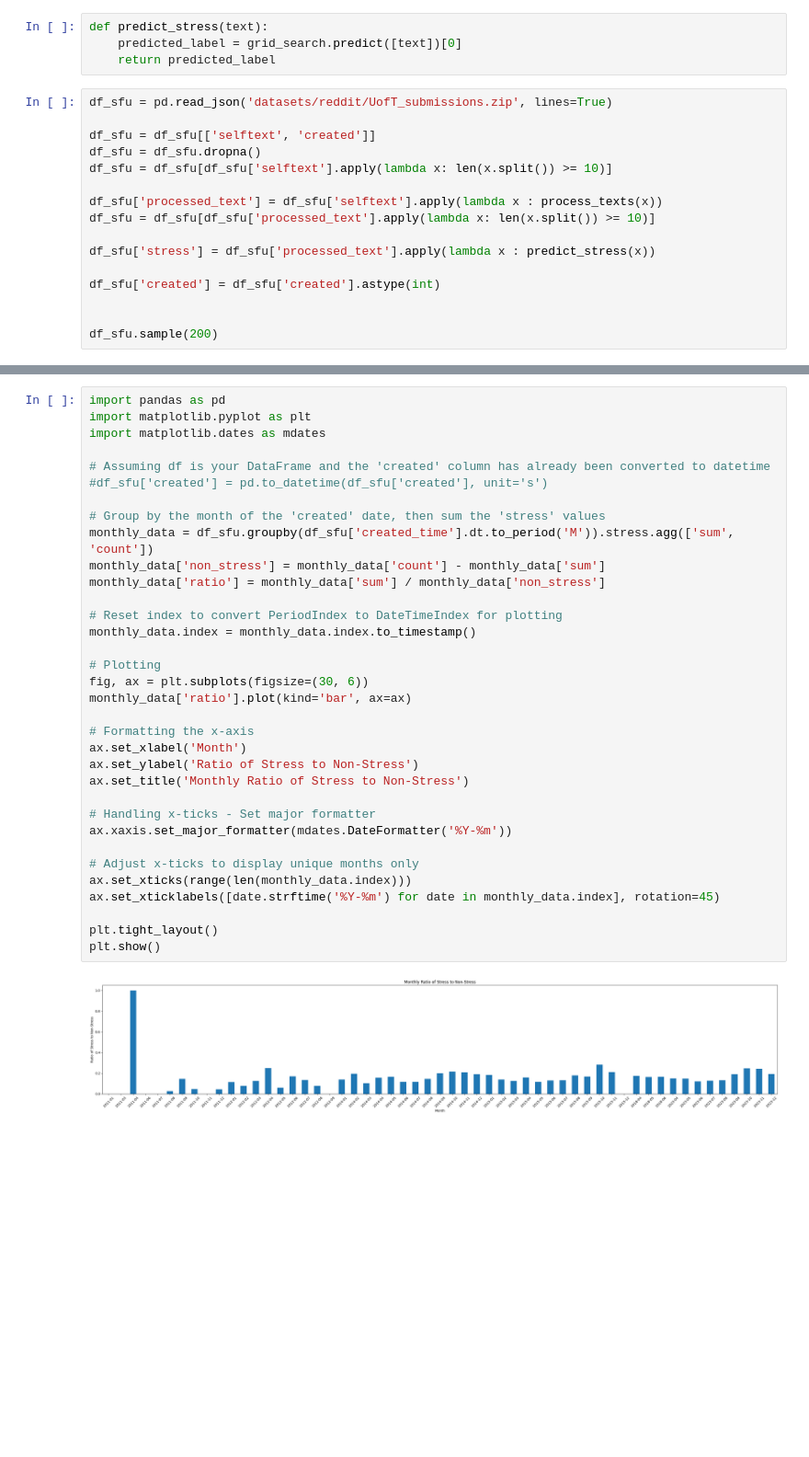
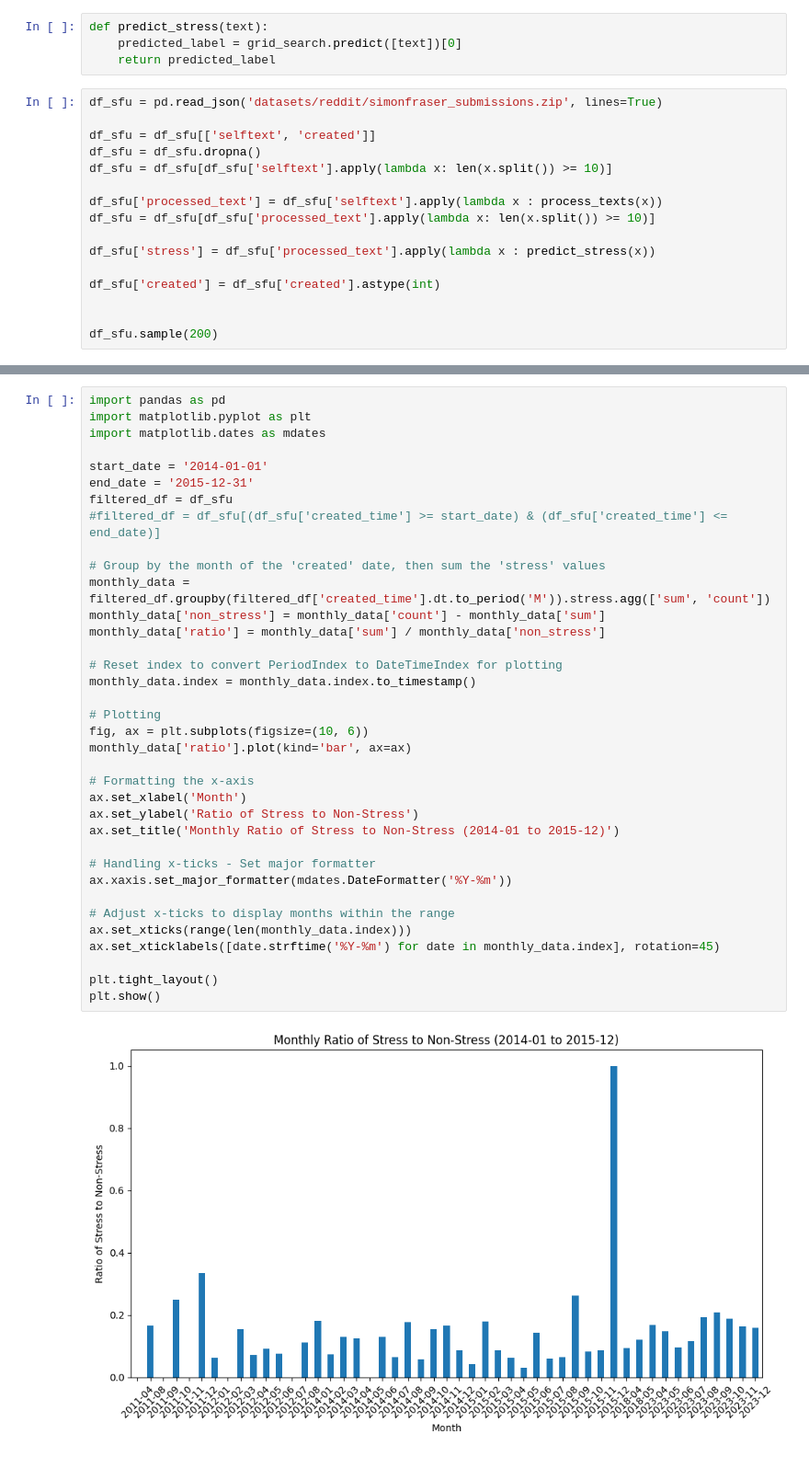
Before and after one commit to Yiran-Lu/CMPT733-Final-Project, a Jupyter notebook: train.ipynb, the cells around one changed output, grey strips where cells are left out. Shown at 92% size. Cells and saved outputs as stored; diff of their text form; blank space fills up the shorter version.

Commit message:
Added graph to show proportion of training data

```diff
--- a/train.ipynb
+++ b/train.ipynb
@@ -375,7 +408,7 @@ def predict_stress(text):
     predicted_label = grid_search.predict([text])[0]
     return predicted_label
 # %%
-df_sfu = pd.read_json('datasets/reddit/UofT_submissions.zip', lines=True)
+df_sfu = pd.read_json('datasets/reddit/simonfraser_submissions.zip', lines=True)
 
 df_sfu = df_sfu[['selftext', 'created']]
 df_sfu = df_sfu.dropna()
@@ -425,36 +458,38 @@ df_sfu.sample(200)
 # %%
 import pandas as pd
 import matplotlib.pyplot as plt
 import matplotlib.dates as mdates
 
-# Assuming df is your DataFrame and the 'created' column has already been converted to datetime
-#df_sfu['created'] = pd.to_datetime(df_sfu['created'], unit='s')
+start_date = '2014-01-01'
+end_date = '2015-12-31'
+filtered_df = df_sfu
+#filtered_df = df_sfu[(df_sfu['created_time'] >= start_date) & (df_sfu['created_time'] <= end_date)]
 
 # Group by the month of the 'created' date, then sum the 'stress' values
-monthly_data = df_sfu.groupby(df_sfu['created_time'].dt.to_period('M')).stress.agg(['sum', 'count'])
+monthly_data = filtered_df.groupby(filtered_df['created_time'].dt.to_period('M')).stress.agg(['sum', 'count'])
 monthly_data['non_stress'] = monthly_data['count'] - monthly_data['sum']
 monthly_data['ratio'] = monthly_data['sum'] / monthly_data['non_stress']
 
 # Reset index to convert PeriodIndex to DateTimeIndex for plotting
 monthly_data.index = monthly_data.index.to_timestamp()
 
 # Plotting
-fig, ax = plt.subplots(figsize=(30, 6))
+fig, ax = plt.subplots(figsize=(10, 6))
 monthly_data['ratio'].plot(kind='bar', ax=ax)
 
 # Formatting the x-axis
 ax.set_xlabel('Month')
 ax.set_ylabel('Ratio of Stress to Non-Stress')
-ax.set_title('Monthly Ratio of Stress to Non-Stress')
+ax.set_title('Monthly Ratio of Stress to Non-Stress (2014-01 to 2015-12)')
 
 # Handling x-ticks - Set major formatter
 ax.xaxis.set_major_formatter(mdates.DateFormatter('%Y-%m'))
 
-# Adjust x-ticks to display unique months only
+# Adjust x-ticks to display months within the range
 ax.set_xticks(range(len(monthly_data.index)))
 ax.set_xticklabels([date.strftime('%Y-%m') for date in monthly_data.index], rotation=45)
 
 plt.tight_layout()
 plt.show()
 # %% [output]
-[figure, old version]
+[figure, new version]
```
Also changed, not shown: parts of 6 cells of this notebook.
